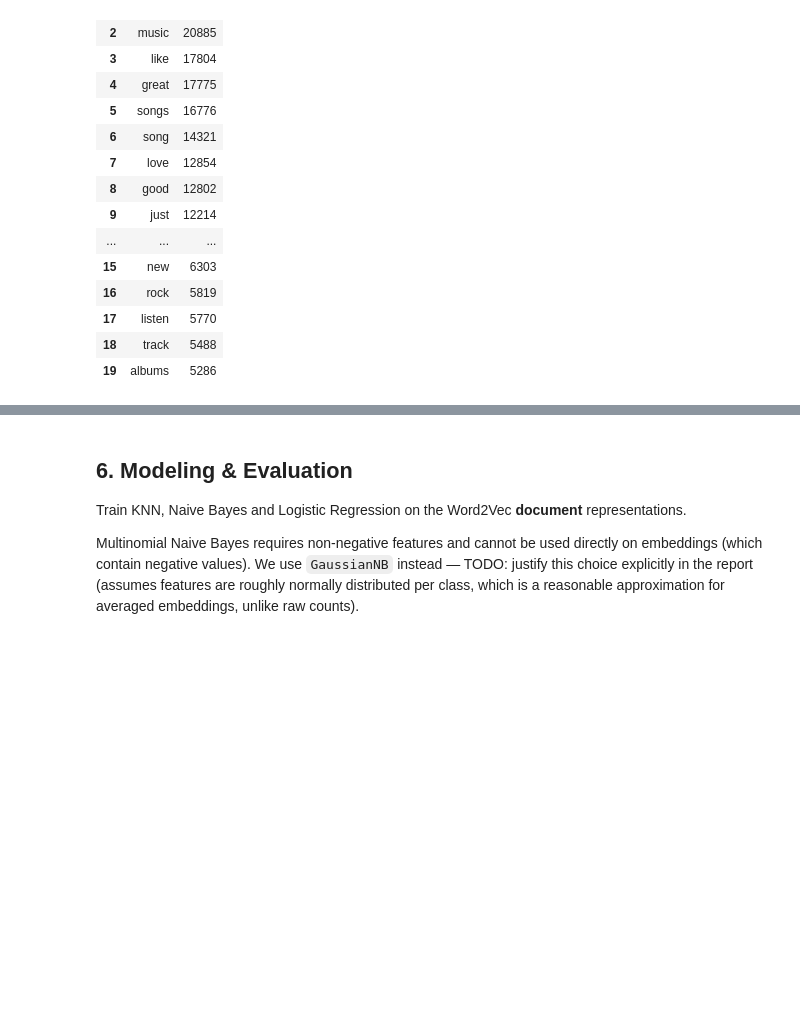
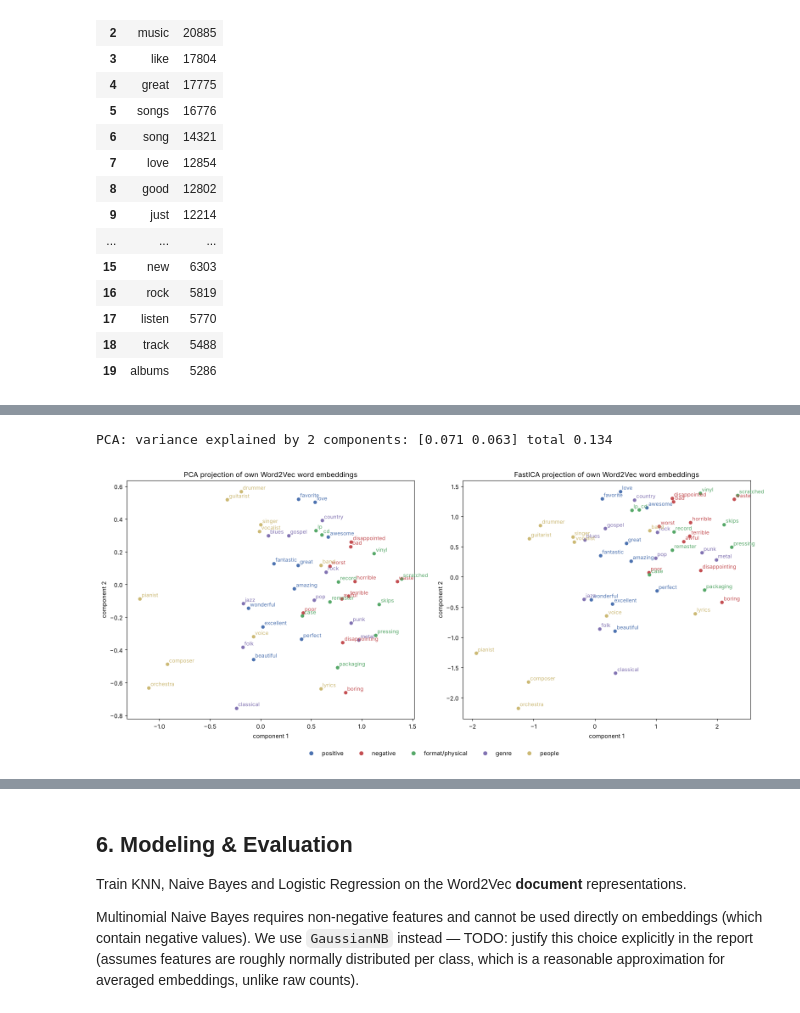
Before and after one commit to GLJADS/AML_v2.0, a Jupyter notebook: Assignment1_CDs_Vinyl.ipynb, the cells around one changed output, grey strips where cells are left out. Cells and saved outputs as stored; diff of their text form; code cells hidden in the pictures; blank space fills up the shorter version.

```diff
--- a/Assignment1_CDs_Vinyl.ipynb
+++ b/Assignment1_CDs_Vinyl.ipynb
@@ -373,0 +475,12 @@ projection, with at least one concrete example pair (e.g. "great"/"excellent" vs
+# %%
+# Nearest neighbours for general sentiment words and music/format-specific words
+probes = ["great", "terrible", "boring", "vinyl", "pressing", "remaster", "scratched", "skips", "jazz", "beatles"]
+rows = []
+for w in probes:
+    own = ", ".join(n for n, _ in w2v_own.wv.most_similar(w, topn=5)) if w in w2v_own.wv else "(not in vocab)"
+    pre = ", ".join(n for n, _ in w2v_pre.most_similar(lookup_pre[w], topn=5)) if w in lookup_pre else "(not in vocab)"
+    rows.append({"word": w, "own_model": own, "pretrained": pre})
+neighbours_df = pd.DataFrame(rows)
+neighbours_df.to_csv("Report/tables/w2v_nearest_neighbours.csv", index=False)
+pd.set_option("display.max_colwidth", 90)
+neighbours_df
@@ -373,0 +595,39 @@ projection, with at least one concrete example pair (e.g. "great"/"excellent" vs
+# %%
+words = list(w2v_own.wv.index_to_key)
+word_vectors = w2v_own.wv.vectors
+
+pca = PCA(n_components=2, random_state=RANDOM_STATE)
+word_vectors_pca = pca.fit_transform(word_vectors)
+print("PCA: variance explained by 2 components:", pca.explained_variance_ratio_.round(3),
+      "total", pca.explained_variance_ratio_.sum().round(3))
+
+ica = FastICA(n_components=2, random_state=RANDOM_STATE, max_iter=1000)
+word_vectors_ica = ica.fit_transform(word_vectors)
+
+word_groups = {
+    "positive":       ["great", "excellent", "amazing", "wonderful", "awesome", "fantastic", "love", "beautiful", "perfect", "favorite"],
+    "negative":       ["bad", "terrible", "awful", "horrible", "boring", "worst", "disappointed", "poor", "waste", "disappointing"],
+    "format/physical":["vinyl", "cd", "lp", "record", "pressing", "remaster", "packaging", "case", "scratched", "skips"],
+    "genre":          ["jazz", "rock", "metal", "classical", "blues", "country", "pop", "punk", "folk", "gospel"],
+    "people":         ["singer", "band", "guitarist", "drummer", "vocalist", "orchestra", "pianist", "composer", "voice", "lyrics"],
+}
+plot_words = [(w, g) for g, ws in word_groups.items() for w in ws if w in w2v_own.wv.key_to_index]
+idx = [w2v_own.wv.key_to_index[w] for w, _ in plot_words]
+palette = dict(zip(word_groups, ["#4C72B0", "#C44E52", "#55A868", "#8172B2", "#CCB974"]))
+
+fig, axes = plt.subplots(1, 2, figsize=(16, 7))
+for ax, coords, title in [(axes[0], word_vectors_pca, "PCA"), (axes[1], word_vectors_ica, "FastICA")]:
+    pts = coords[idx]
+    for (w, g), (x, y_) in zip(plot_words, pts):
+        ax.scatter(x, y_, color=palette[g], s=25)
+        ax.annotate(w, (x, y_), fontsize=9, xytext=(3, 3), textcoords="offset points", color=palette[g])
+    ax.set_title(f"{title} projection of own Word2Vec word embeddings")
+    ax.set_xlabel("component 1"); ax.set_ylabel("component 2")
+handles = [plt.Line2D([], [], marker="o", ls="", color=c, label=g) for g, c in palette.items()]
+fig.legend(handles=handles, loc="lower center", ncol=5, frameon=False)
+plt.tight_layout(rect=(0, 0.05, 1, 1))
+plt.savefig("Report/images/w2v_pca_ica.png", dpi=150, bbox_inches="tight")
+plt.show()
+# %% [output]
+PCA: variance explained by 2 components: [0.071 0.063] total 0.134
+[figure, added]
```
Also changed, not shown: parts of 39 cells of this notebook, 11 other files.
